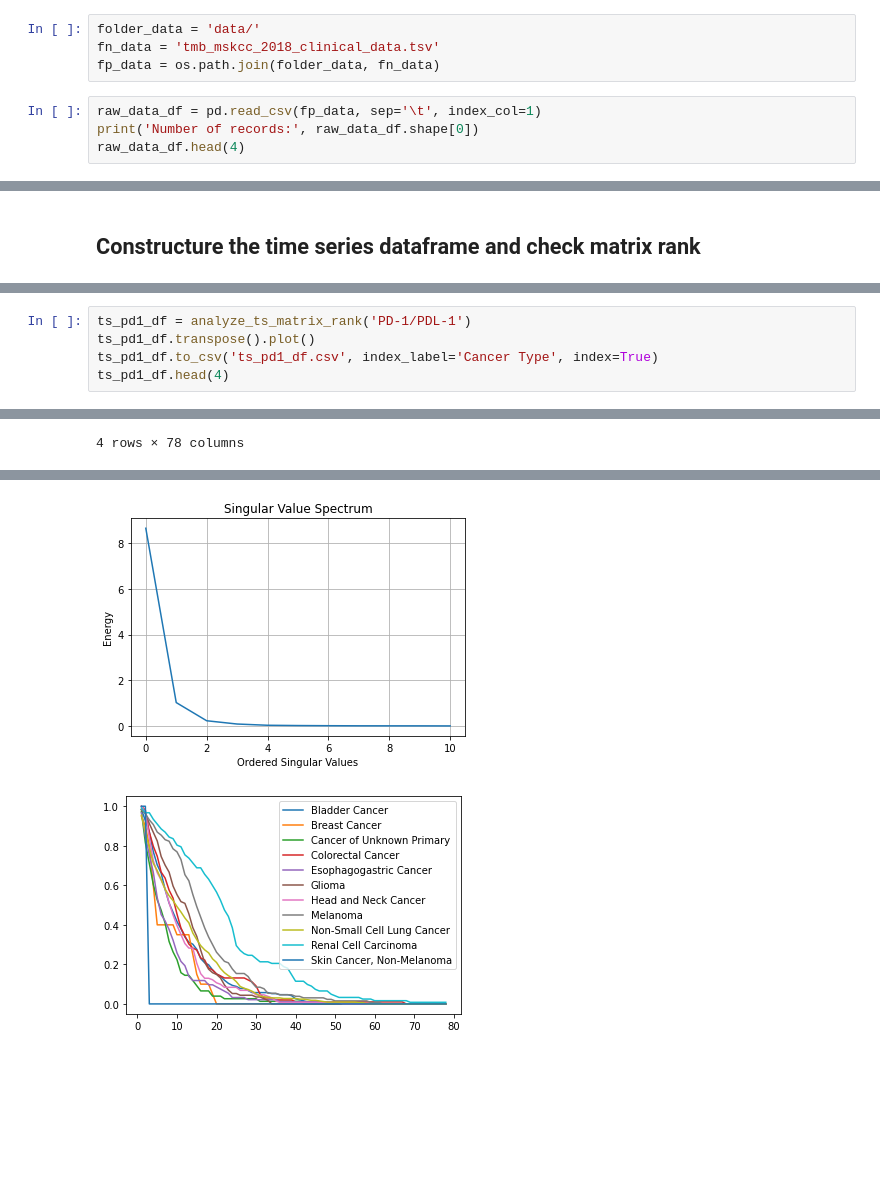
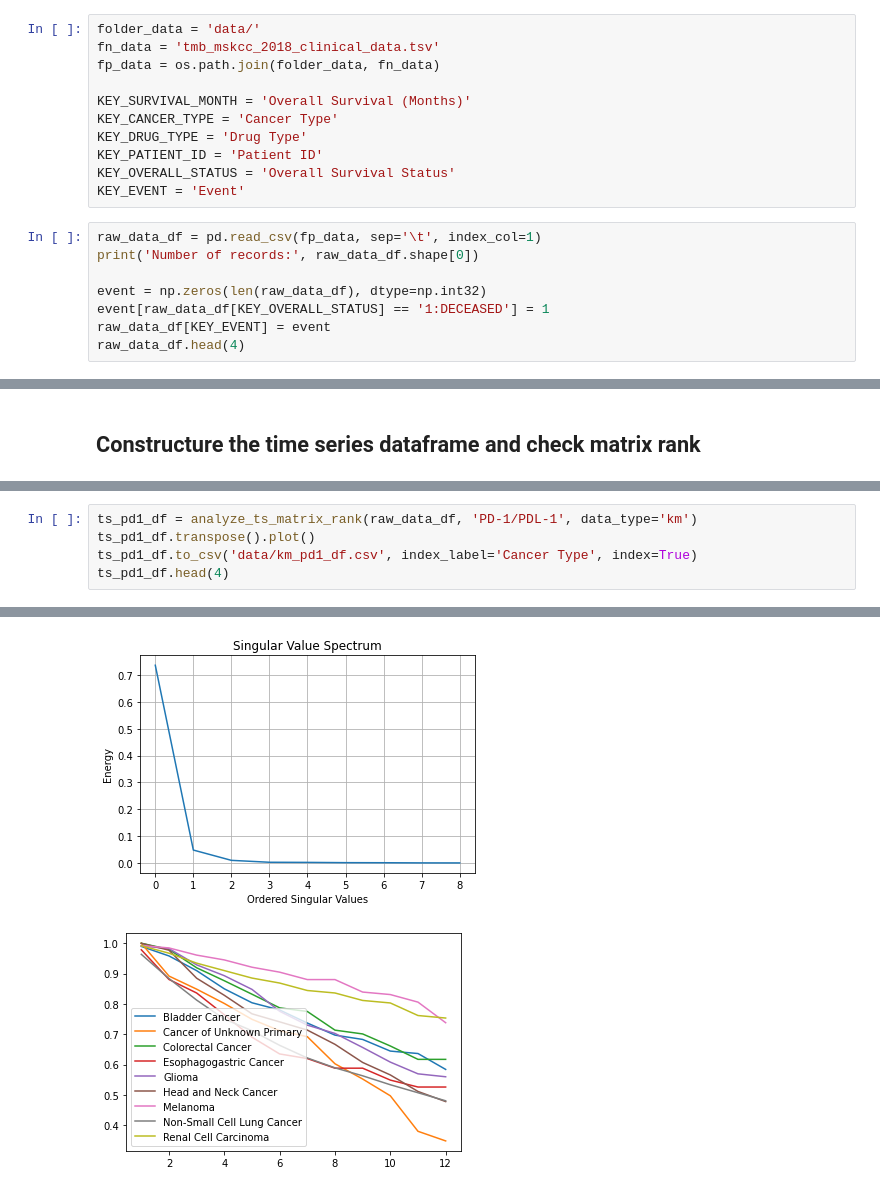
Before and after one commit to changhw01/gemini, a Jupyter notebook: 2021_01_04_data_for_sc.ipynb, the cells around one changed output, grey strips where cells are left out. Drawn from its saved outputs; the diff is of its cells as text; blank space fills up the shorter version.

Commit message:
Update data creation to use lifelines

```diff
--- a/2021_01_04_data_for_sc.ipynb
+++ b/2021_01_04_data_for_sc.ipynb
@@ -10,9 +10,20 @@ import pandas as pd
 folder_data = 'data/'
 fn_data = 'tmb_mskcc_2018_clinical_data.tsv'
 fp_data = os.path.join(folder_data, fn_data)
+
+KEY_SURVIVAL_MONTH = 'Overall Survival (Months)'
+KEY_CANCER_TYPE = 'Cancer Type'
+KEY_DRUG_TYPE = 'Drug Type'
+KEY_PATIENT_ID = 'Patient ID'
+KEY_OVERALL_STATUS = 'Overall Survival Status'
+KEY_EVENT = 'Event'
 # %%
 raw_data_df = pd.read_csv(fp_data, sep='\t', index_col=1)
 print('Number of records:', raw_data_df.shape[0])
+
+event = np.zeros(len(raw_data_df), dtype=np.int32)
+event[raw_data_df[KEY_OVERALL_STATUS] == '1:DECEASED'] = 1
+raw_data_df[KEY_EVENT] = event
 raw_data_df.head(4)
 # %% [output]
 Number of records: 1661
@@ -102,6 +154,6 @@ data_df.head(4)
 # %%
-ts_pd1_df = analyze_ts_matrix_rank('PD-1/PDL-1')
+ts_pd1_df = analyze_ts_matrix_rank(raw_data_df, 'PD-1/PDL-1', data_type='km')
 ts_pd1_df.transpose().plot()
-ts_pd1_df.to_csv('ts_pd1_df.csv', index_label='Cancer Type', index=True)
+ts_pd1_df.to_csv('data/km_pd1_df.csv', index_label='Cancer Type', index=True)
 ts_pd1_df.head(4)
 # %% [output]
@@ -113 +164,0 @@ ts_pd1_df.head(4)
-4 rows × 78 columns
@@ -115,2 +166,2 @@ ts_pd1_df.head(4)
-[figure, old version]
+[figure, new version]
-[figure, old version]
+[figure, new version]
```
Also changed, not shown: parts of 11 cells of this notebook, 4 other files.
